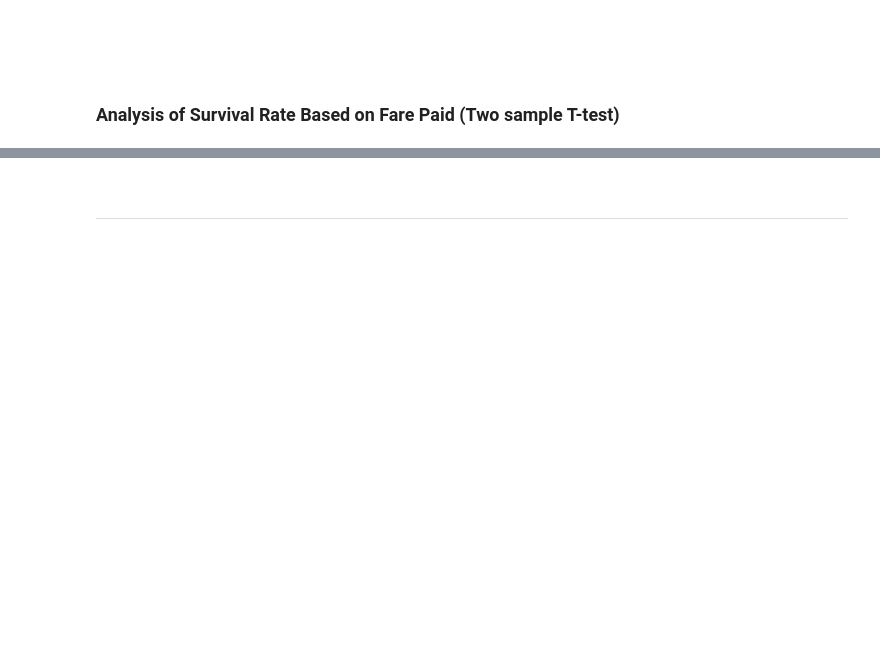
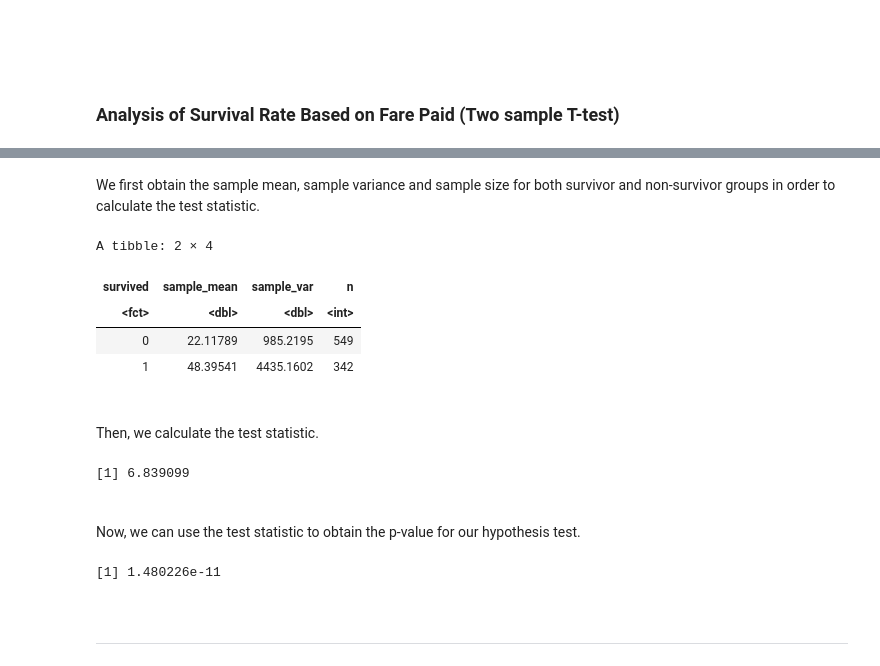
Before and after one commit to pgbenng/stat-201-2022w2-group-30, a Jupyter notebook: final_report.ipynb, the cells around one changed output, grey strips where cells are left out. Drawn from its saved outputs; the diff is of its cells as text; code cells hidden in the pictures; blank space fills up the shorter version.

```diff
--- a/final_report.ipynb
+++ b/final_report.ipynb
@@ -174,3 +187,39 @@ The tables and plots above at least suggest that survivors and non-survivors may
+# %% [markdown]
+We first obtain the sample mean, sample variance and sample size for both survivor and non-survivor groups in order to calculate the test statistic.
+# %%
+# Obtain sample mean, sample variance and number of observations for each group (survivor and non-survivor) from our dataset
+titanic_fare_df <- titanic_df %>%
+    select(fare, survived) %>%
+    group_by(survived) %>%
+    summarise(sample_mean = mean(fare),
+              sample_var = var(fare),
+              n = n())
+
+titanic_fare_df
+# %% [output]
+A tibble: 2 × 4
+| survived | sample_mean | sample_var | n |
+| <fct> | <dbl> | <dbl> | <int> |
+| 0 | 22.11789 | 985.2195 | 549 |
+| 1 | 48.39541 | 4435.1602 | 342 |
+# %% [markdown]
+<br> </br>
+Then, we calculate the test statistic.
+# %%
+# Calculate test statistic using formula above
+fare_test_statistic <- (titanic_fare_df$sample_mean[2] - titanic_fare_df$sample_mean[1]) / sqrt((titanic_fare_df$sample_var[2]/titanic_fare_df$n[2]) + (titanic_fare_df$sample_var[1]/titanic_fare_df$n[1]))
+
+fare_test_statistic
+# %% [output]
+[1] 6.839099
+# %% [markdown]
+<br> </br>
+Now, we can use the test statistic to obtain the p-value for our hypothesis test.
+# %%
+fare_p_value <- 2 * pt(fare_test_statistic, df = nrow(titanic_df) - 1, lower.tail = FALSE)
+fare_p_value
+# %% [output]
+[1] 1.480226e-11
 # %% [markdown]
 <br> </br>
 ***
```
Also changed, not shown: parts of 3 cells of this notebook.
